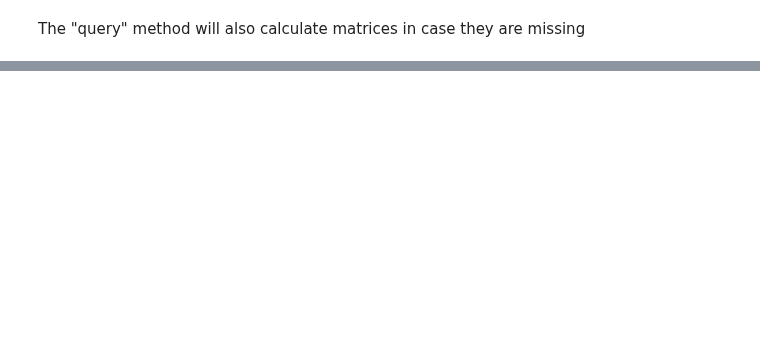
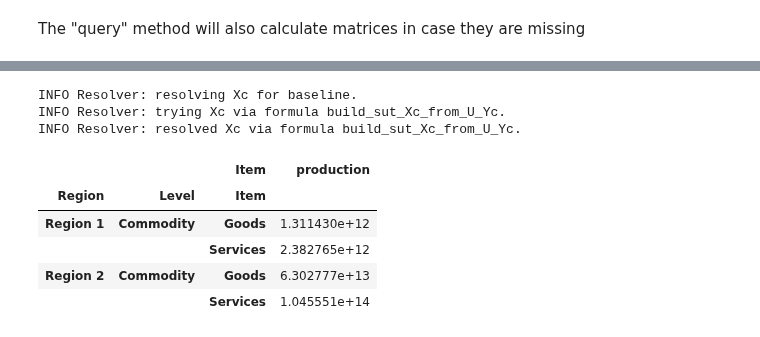
Before and after one commit to it-is-me-mario/MARIO, a Jupyter notebook: doc/source/user_guide/inspection/basic_inspections.ipynb, the cells around one changed output, grey strips where cells are left out. Cells and saved outputs as stored; diff of their text form; code cells hidden in the pictures; blank space fills up the shorter version.

```diff
--- a/doc/source/user_guide/inspection/basic_inspections.ipynb
+++ b/doc/source/user_guide/inspection/basic_inspections.ipynb
@@ -109,0 +190,12 @@ INFO Resolver: resolved e via formula build_iot_e_from_E_X.
+# %%
+sut.query("Xc")
+# %% [output]
+INFO Resolver: resolving Xc for baseline.
+INFO Resolver: trying Xc via formula build_sut_Xc_from_U_Yc.
+INFO Resolver: resolved Xc via formula build_sut_Xc_from_U_Yc.
+|  |  | Item | production |
+| Region | Level | Item |  |
+| Region 1 | Commodity | Goods | 1.311430e+12 |
+|  |  | Services | 2.382765e+12 |
+| Region 2 | Commodity | Goods | 6.302777e+13 |
+|  |  | Services | 1.045551e+14 |
```
Also changed, not shown: parts of 11 cells of this notebook, 50 other files.
